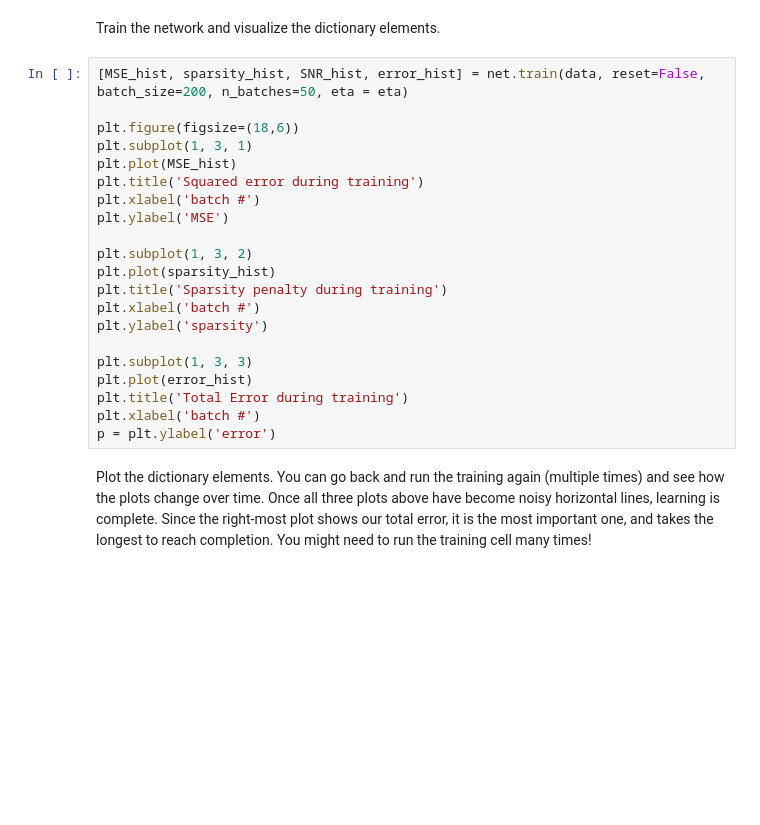
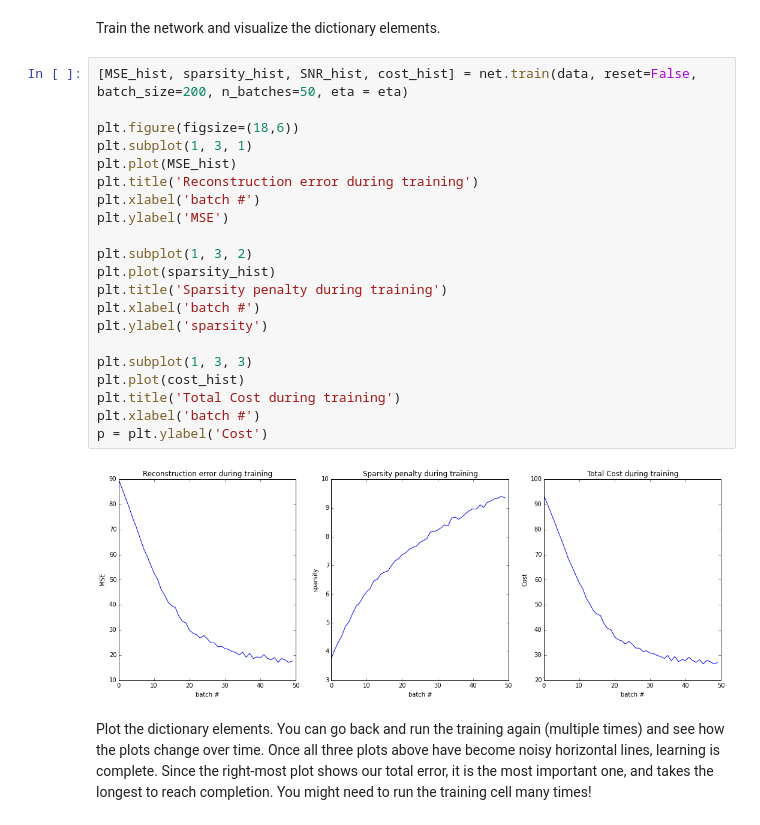
Before and after one commit to rctn/RCTN-neuro-bootcamp, a Jupyter notebook: sparse_coding.ipynb, the cells around one changed output. Drawn from its saved outputs; the diff is of its cells as text; blank space fills up the shorter version.

```diff
--- a/sparse_coding.ipynb
+++ b/sparse_coding.ipynb
@@ -193,26 +212,28 @@ p = plt.ylabel('Log-Error')
 # %% [markdown]
 Train the network and visualize the dictionary elements.
 # %%
-[MSE_hist, sparsity_hist, SNR_hist, error_hist] = net.train(data, reset=False, batch_size=200, n_batches=50, eta = eta)
+[MSE_hist, sparsity_hist, SNR_hist, cost_hist] = net.train(data, reset=False, batch_size=200, n_batches=50, eta = eta)
 
 plt.figure(figsize=(18,6))
 plt.subplot(1, 3, 1)
 plt.plot(MSE_hist)
-plt.title('Squared error during training')
+plt.title('Reconstruction error during training')
 plt.xlabel('batch #')
 plt.ylabel('MSE')
 
 plt.subplot(1, 3, 2)
 plt.plot(sparsity_hist)
 plt.title('Sparsity penalty during training')
 plt.xlabel('batch #')
 plt.ylabel('sparsity')
 
 plt.subplot(1, 3, 3)
-plt.plot(error_hist)
-plt.title('Total Error during training')
+plt.plot(cost_hist)
+plt.title('Total Cost during training')
 plt.xlabel('batch #')
-p = plt.ylabel('error')
+p = plt.ylabel('Cost')
+# %% [output]
+[figure, added]
 # %% [markdown]
 Plot the dictionary elements. You can go back and run the training again (multiple times) and see how the plots change over time. Once all three plots above have become noisy horizontal lines, learning is complete. Since the right-most plot shows our total error, it is the most important one, and takes the longest to reach completion. You might need to run the training cell many times!
 # %%
```
Also changed, not shown: parts of 13 cells of this notebook.
